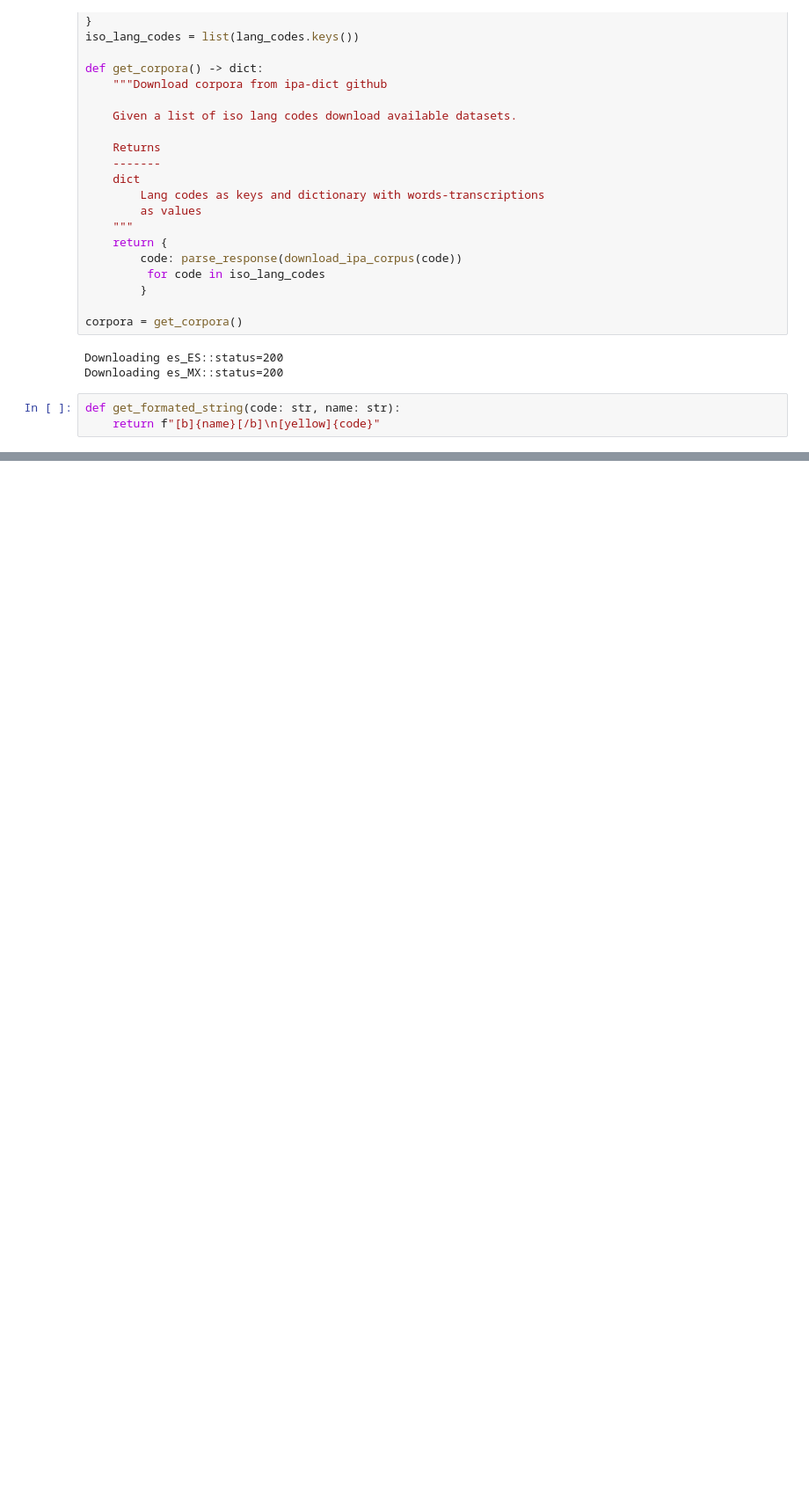
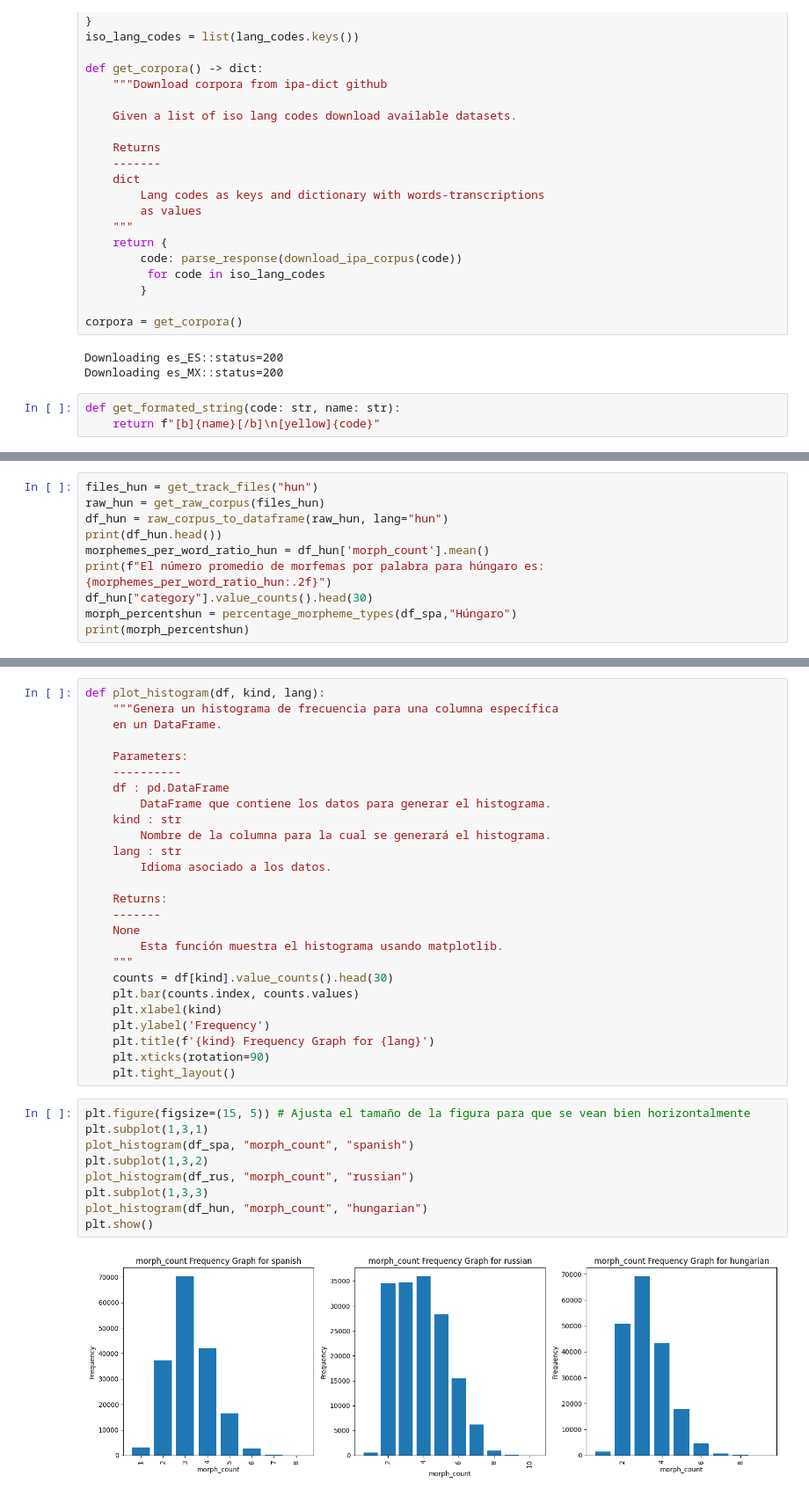
Before and after one commit to umoqnier/cl-2026-2-lab, a Jupyter notebook: practicas/LuisEnriqueFC/P1/Practica1.ipynb, the cells around one changed output, grey strips where cells are left out. Shown at 88% size. Drawn from its saved outputs; the diff is of its cells as text; blank space fills up the shorter version.

```diff
--- a/practicas/LuisEnriqueFC/P1/Practica1.ipynb
+++ b/practicas/LuisEnriqueFC/P1/Practica1.ipynb
@@ -185,0 +520,10 @@ Adios 👋🏼
+# %%
+files_hun = get_track_files("hun")
+raw_hun = get_raw_corpus(files_hun)
+df_hun = raw_corpus_to_dataframe(raw_hun, lang="hun")
+print(df_hun.head())
+morphemes_per_word_ratio_hun = df_hun['morph_count'].mean()
+print(f"El número promedio de morfemas por palabra para húngaro es: {morphemes_per_word_ratio_hun:.2f}")
+df_hun["category"].value_counts().head(30)
+morph_percentshun = percentage_morpheme_types(df_spa,"Húngaro")
+print(morph_percentshun)
@@ -185,0 +548,37 @@ Adios 👋🏼
+# %%
+def plot_histogram(df, kind, lang):
+    """Genera un histograma de frecuencia para una columna específica
+    en un DataFrame.
+
+    Parameters:
+    ----------
+    df : pd.DataFrame
+        DataFrame que contiene los datos para generar el histograma.
+    kind : str
+        Nombre de la columna para la cual se generará el histograma.
+    lang : str
+        Idioma asociado a los datos.
+
+    Returns:
+    -------
+    None
+        Esta función muestra el histograma usando matplotlib.
+    """
+    counts = df[kind].value_counts().head(30)
+    plt.bar(counts.index, counts.values)
+    plt.xlabel(kind)
+    plt.ylabel('Frequency')
+    plt.title(f'{kind} Frequency Graph for {lang}')
+    plt.xticks(rotation=90)
+    plt.tight_layout()
+# %%
+plt.figure(figsize=(15, 5)) # Ajusta el tamaño de la figura para que se vean bien horizontalmente
+plt.subplot(1,3,1)
+plot_histogram(df_spa, "morph_count", "spanish")
+plt.subplot(1,3,2)
+plot_histogram(df_rus, "morph_count", "russian")
+plt.subplot(1,3,3)
+plot_histogram(df_hun, "morph_count", "hungarian")
+plt.show()
+# %% [output]
+[figure, added]
```
Also changed, not shown: parts of 20 cells of this notebook, 2 other files.
